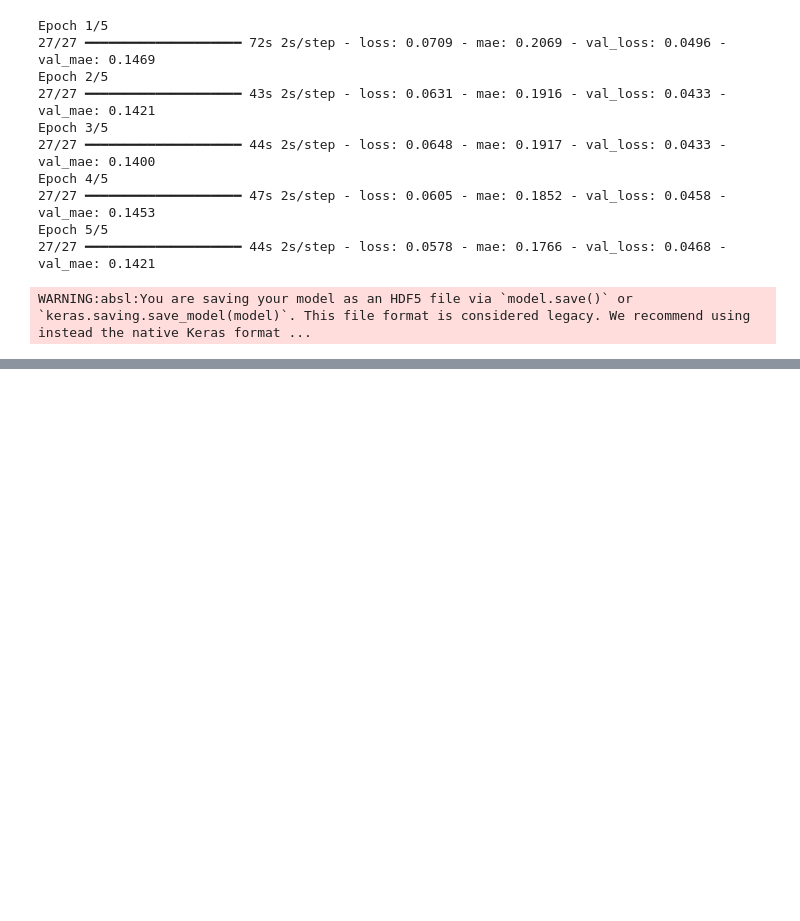
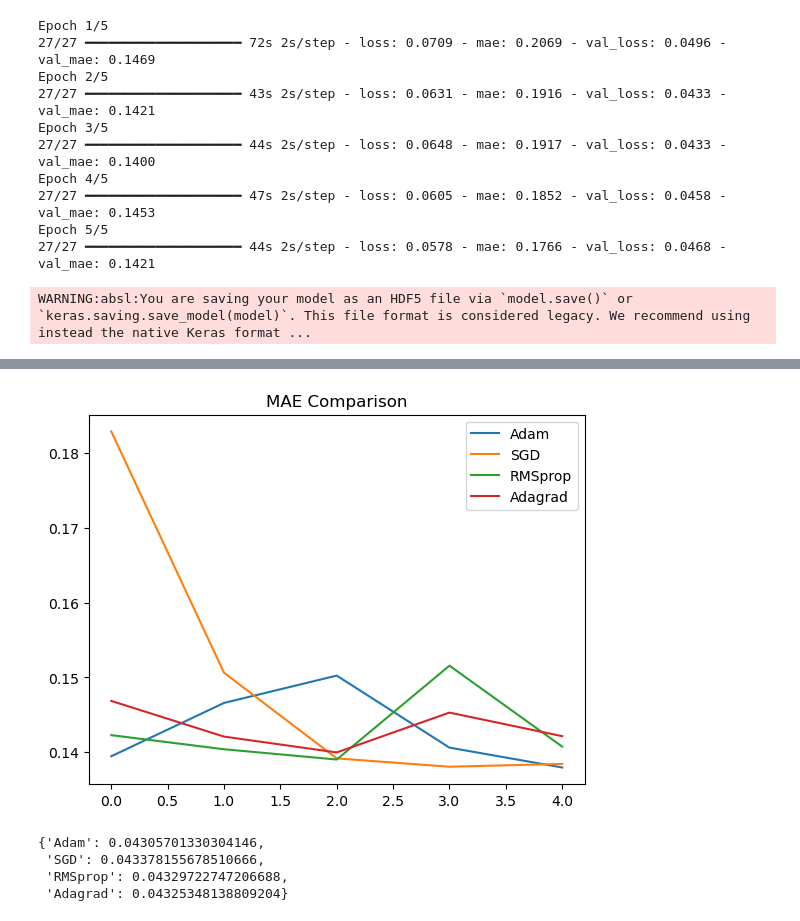
Before and after one commit to nishtha911/car-image-classification, a Jupyter notebook: training/resnet50_train.ipynb, the cells around one changed output, grey strips where cells are left out. Saved outputs shown, nothing was run; the diff lists cells and outputs as text; code cells hidden in the pictures; blank space fills up the shorter version.

```diff
--- a/training/resnet50_train.ipynb
+++ b/training/resnet50_train.ipynb
@@ -153,0 +168,28 @@ WARNING:absl:You are saving your model as an HDF5 file via `model.save()` or `ke
+# %%
+plt.figure()
+
+plt.plot(history_adam.history['val_mae'], label='Adam')
+plt.plot(history_sgd.history['val_mae'], label='SGD')
+plt.plot(history_rms.history['val_mae'], label='RMSprop')
+plt.plot(history_ada.history['val_mae'], label='Adagrad')
+
+plt.legend()
+plt.title("MAE Comparison")
+plt.savefig("../evaluation/mae_comparison.png")
+plt.show()
+# %% [output]
+[figure, added]
+# %%
+results = {
+    "Adam": min(history_adam.history['val_loss']),
+    "SGD": min(history_sgd.history['val_loss']),
+    "RMSprop": min(history_rms.history['val_loss']),
+    "Adagrad": min(history_ada.history['val_loss'])
+}
+
+results
+# %% [output]
+{'Adam': 0.04305701330304146,
+ 'SGD': 0.043378155678510666,
+ 'RMSprop': 0.04329722747206688,
+ 'Adagrad': 0.04325348138809204}
```
Also changed, not shown: parts of 1 cell of this notebook.
